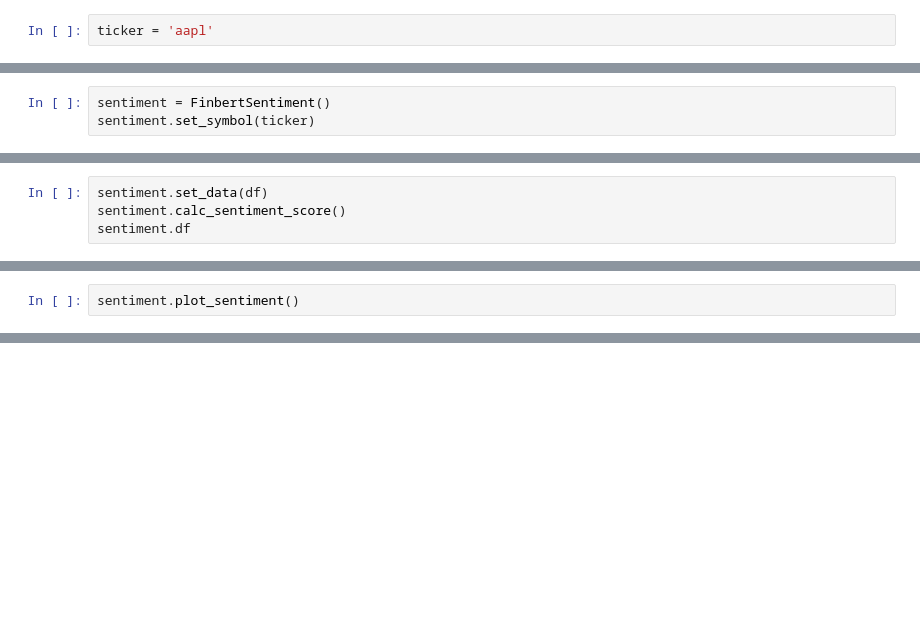
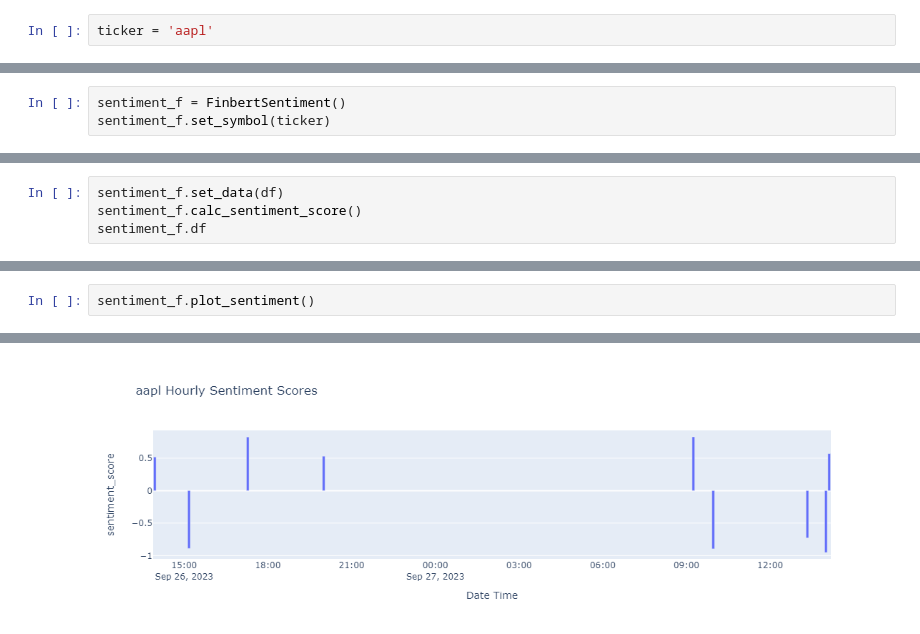
Before and after one commit to dshilman/stock-sentiment-analysis, a Jupyter notebook: code/SentimentAnalysisCompareOOP.ipynb, the cells around one changed output, grey strips where cells are left out. Cells and saved outputs as stored; diff of their text form; blank space fills up the shorter version.

```diff
--- a/code/SentimentAnalysisCompareOOP.ipynb
+++ b/code/SentimentAnalysisCompareOOP.ipynb
@@ -12,3 +41,3 @@ df
 # %%
-sentiment = FinbertSentiment()
-sentiment.set_symbol(ticker)
+sentiment_f = FinbertSentiment()
+sentiment_f.set_symbol(ticker)
@@ -15,4 +51,4 @@ sentiment.set_symbol(ticker)
 # %%
-sentiment.set_data(df)
-sentiment.calc_sentiment_score()
-sentiment.df
+sentiment_f.set_data(df)
+sentiment_f.calc_sentiment_score()
+sentiment_f.df
@@ -19,2 +73,3 @@ sentiment.df
 # %%
-sentiment.plot_sentiment()
+sentiment_f.plot_sentiment()
+# %% [output]
@@ -20,0 +77 @@ sentiment.plot_sentiment()
+[figure, added]
```
Also changed, not shown: parts of 14 cells of this notebook, 8 other files.
